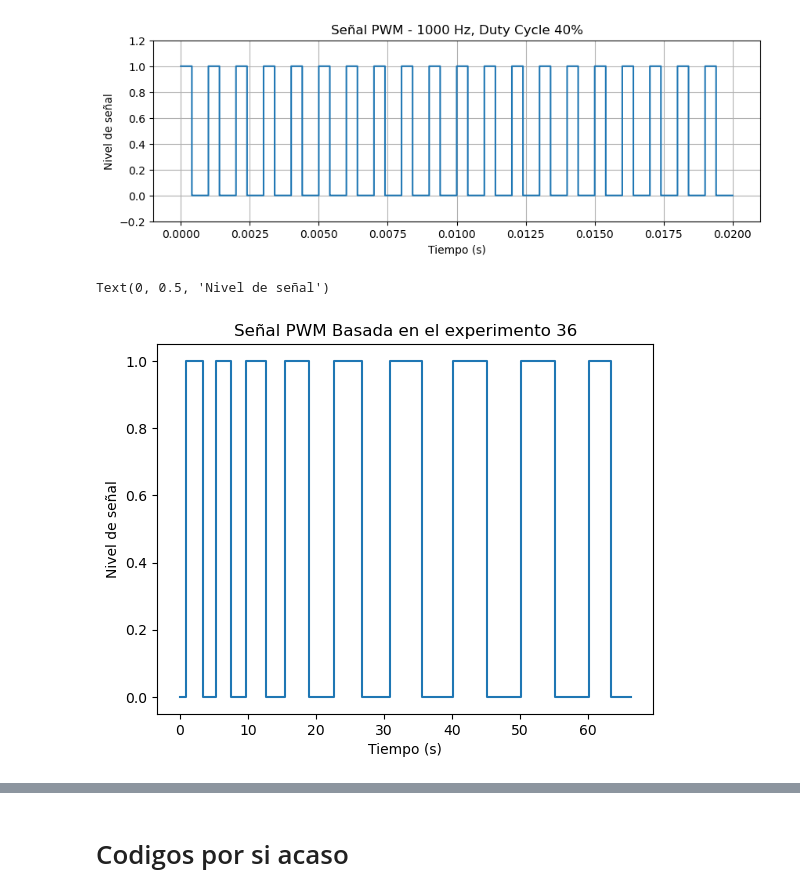
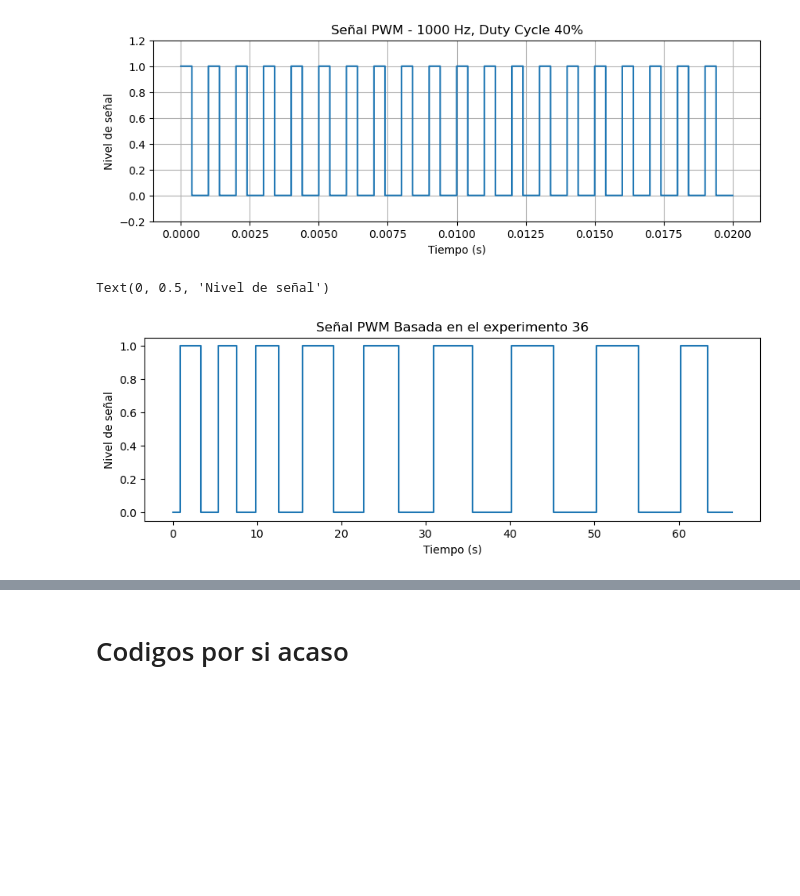
Before and after one commit to JoseUfre/Proyecto-Monitoreo-de-Condicion-2025-1, a Jupyter notebook: Test.ipynb, the cells around one changed output, grey strips where cells are left out. Cells and saved outputs as stored; diff of their text form; code cells hidden in the pictures; blank space fills up the shorter version.

```diff
--- a/Test.ipynb
+++ b/Test.ipynb
@@ -88,13 +88,15 @@ for experiment in efective_experiments:
 
         ds_voltage_n = measure.timeDomain.drainSourceVoltage
         ds_voltage.append(ds_voltage_n)
-
+        temperature_n = measure.timeDomain.flangeTemperature
+        temperature.append(temperature_n)
     # Aqui hago dataframe de pandas para filtrar los datos.
     # Filtro solo la corriente y voltajes que se encuentran en los intervalos de tiempo donde gateState == 1.
 
 
         # Leer Temperatura
-    df = pd.DataFrame({'time': time, 'drain_current': drain_current, 'ds_voltage': ds_voltage })
+    df = pd.DataFrame({'time': time, 'drain_current': drain_current, 'ds_voltage': ds_voltage , 'temperature': temperature})
+    #df['time'] = pd.to_datetime(df['time'], unit='s')
     #dfs = [df[(df["time"] >= start) & (df["time"] <= end)] for start, end in time_open]
     #filtered_df = pd.concat(dfs).sort_index()
     filtered_df = df
@@ -221,10 +292,12 @@ plt.show()
 # %% [output]
 [figure]
 # %%
+plt.figure(figsize=(10, 3))
+
 plt.plot(time_pwm[:20], pwm_list[:20], drawstyle='steps-mid')
 plt.title(f'Señal PWM Basada en el experimento {experiment}')
 plt.xlabel('Tiempo (s)')
 plt.ylabel('Nivel de señal')
 # %% [output]
 Text(0, 0.5, 'Nivel de señal')
-[figure, old version]
+[figure, new version]
```
Also changed, not shown: parts of 9 cells of this notebook.
